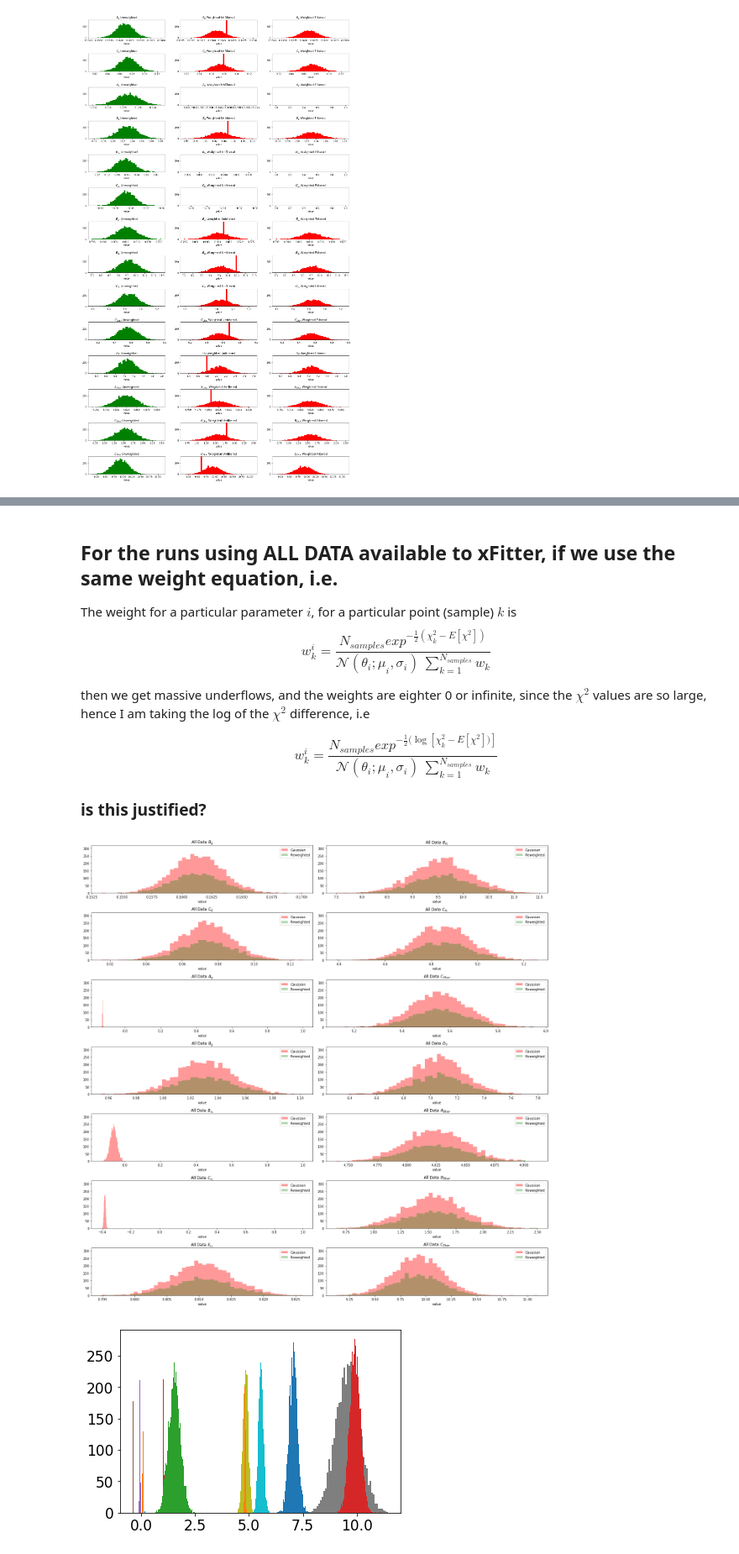
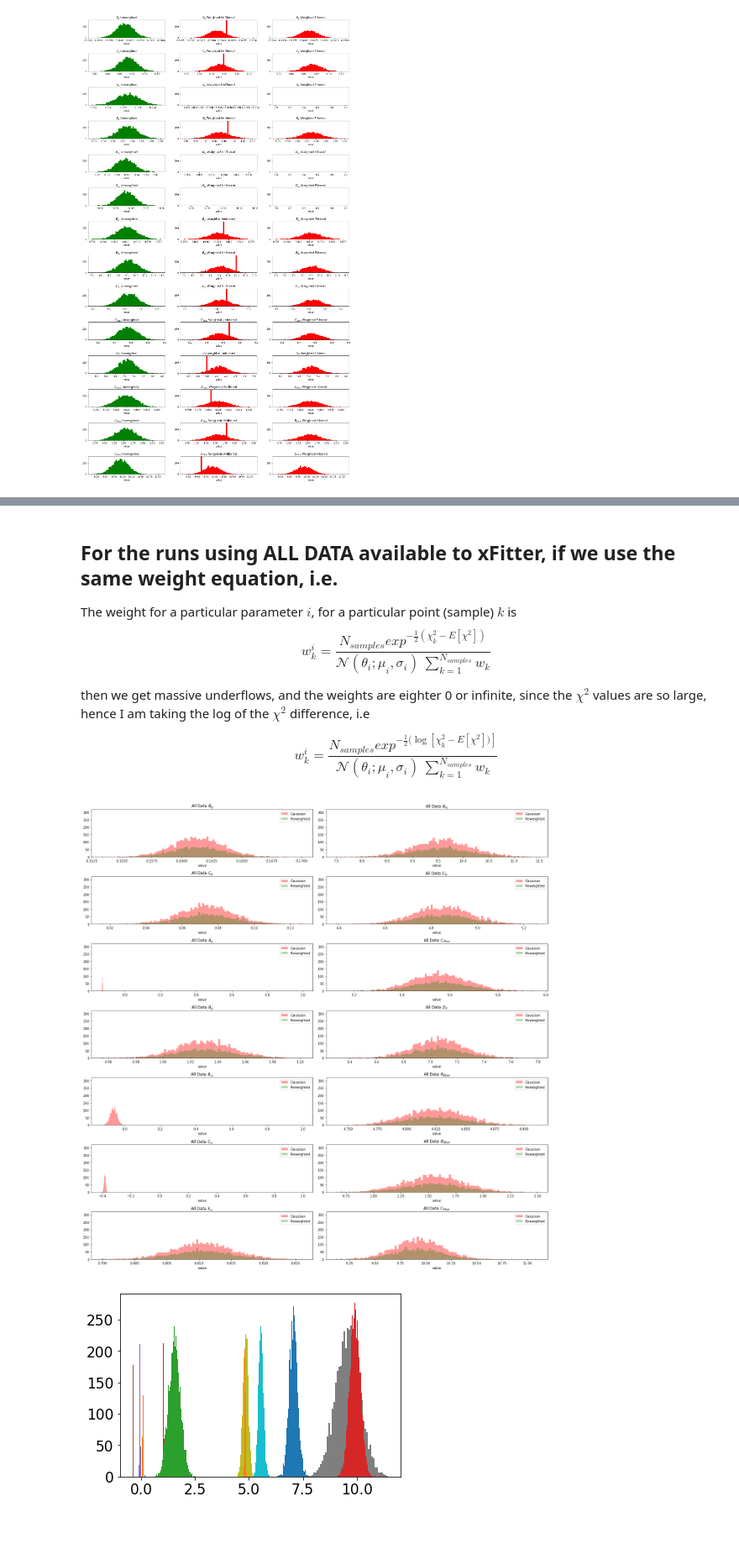
Before and after one commit to AliAlkadhim/PDF_Uncertainty, a Jupyter notebook: master_version/local/ALL_DATA_5k/reweighting.ipynb, the cells around one changed output, grey strips where cells are left out. Shown at 84% size. Cells and saved outputs as stored; diff of their text form; code cells hidden in the pictures; blank space fills up the shorter version.

```diff
--- a/master_version/local/ALL_DATA_5k/reweighting.ipynb
+++ b/master_version/local/ALL_DATA_5k/reweighting.ipynb
@@ -516,25 +517,14 @@ chi2_array_ALL_DATA_4k = chi2_array_ALL_DATA_4k.astype(np.float128)
 MVN_4000_MASTER = MVN_4000_MASTER.astype(np.float128)
 
 #ignore overflow and division errors
-np.seterr(divide='ignore', invalid='ignore', over='ignore')
+#np.seterr(divide='ignore', invalid='ignore', over='ignore')
 
 #take log
-#chi2_array_ALL_DATA_4k=np.log(chi2_array_ALL_DATA_4k)
-
-def sigmoid(x):
-    return 1 / (1 + np.exp(-x))
 
 
 mean_chi2 = np.mean(chi2_array_ALL_DATA_4k)
-chi2_diff = sigmoid(abs(chi2_array_ALL_DATA_4k - mean_chi2))
+chi2_diff =abs(chi2_array_ALL_DATA_4k - mean_chi2)
 
-#chi2_diff, chi2_diff.shape
-weights = np.empty((4000, 14))
-for i in range(14):
-    weights[:,i] = np.exp(-0.5 * (chi2_diff))/MVN_4000_MASTER[:,i]
-    weights[:,i] = 4000 * weights[:,i]/np.sum(weights[:,i])
-#    weights[:,i] = sp.special.expit(weights[:,i])
-print(weights[:10,0])
 
 #for parameter i: pairs_i = (param_val, weight_i, std_i), then select weights
 
@@ -559,7 +549,6 @@ for i in range(14):
 #len(list_of_tuples)
 #list_of_tuples[1]
 
-import matplotlib.pyplot as plt
 import matplotlib.pyplot as plt
 #plt.rcParams.update({'font.size': 17})
 
@@ -715,32 +730,30 @@ $$w_k^i = \frac{N_{samples} exp^{-\frac{1}{2} (\chi_k ^2 - E[\chi^2])}}{\mathcal
 then we get massive underflows, and the weights are eighter 0 or infinite, since the $\chi^2$ values are so large, hence I am taking the log of the $\chi^2$ difference, i.e
 
 $$w_k^i = \frac{N_{samples} exp^{-\frac{1}{2} (\log[\chi_k ^2 - E[\chi^2])]}}{\mathcal{N}(\theta_i;\mu_i, \sigma_i) \ \sum_{k=1}^{N_{samples}} w_k}$$
-
-### is this justified?
 # %%
 fig, axes = plt.subplots(nrows=7, ncols=2, figsize=(20,20))
 
 for i in range(7):
-    axes[i,0].hist(MVN_4000_MASTER[:,i].flatten(), bins=50, color = 'r', alpha=0.4,label='Gaussian')
-    axes[i,0].hist(np.array(list_of_tuples[i][0]), weights=np.array(list_of_tuples[i][1]), bins=50, color = 'g',alpha=0.3, label='Reweighted')
+    axes[i,0].hist(MVN_4000_MASTER[:,i].flatten(), bins=100, color = 'r', alpha=0.4,label='Gaussian')
+    axes[i,0].hist(np.array(list_of_tuples[i][0]), weights=np.array(list_of_tuples[i][1]), bins=100, color = 'g',alpha=0.3, label='Reweighted')
     #axes[i,1].set(title=titles[i] + ' Weighted', xlabel='value')
     axes[i,0].set_title('All Data '+ titles[i] )
     axes[i,0].set_xlabel('value')
     axes[i,0].set_ylim(0,320)
     axes[i,0].legend()
 for j in range(0,7):
-    axes[j,1].hist(MVN_4000_MASTER[:,j+7].flatten(), bins=50, color = 'r', alpha=0.4,label='Gaussian')
-    axes[j,1].hist(np.array(list_of_tuples[j+7][0]), weights=np.array(list_of_tuples[j+7][1]), bins=50, color = 'g',alpha=0.3, label='Reweighted')
+    axes[j,1].hist(MVN_4000_MASTER[:,j+7].flatten(), bins=100, color = 'r', alpha=0.4,label='Gaussian')
+    axes[j,1].hist(np.array(list_of_tuples[j+7][0]), weights=np.array(list_of_tuples[j+7][1]), bins=100, color = 'g',alpha=0.3, label='Reweighted')
     #axes[i,1].set(title=titles[i] + ' Weighted', xlabel='value')
     axes[j,1].set_title('All Data ' +titles[j+7] )
     axes[j,1].set_xlabel('value')
     axes[j,1].set_ylim(0,320)
     axes[j,1].legend()
 
 plt.tight_layout()
 plt.show()
 # %% [output]
-[figure, old version]
+[figure, new version]
 # %%
 hists_unweighted=[]; hists_weighted = []
 bins_unweighted=[]; bins_weighted=[]
```
Also changed, not shown: parts of 5 cells of this notebook, 1 other file.
